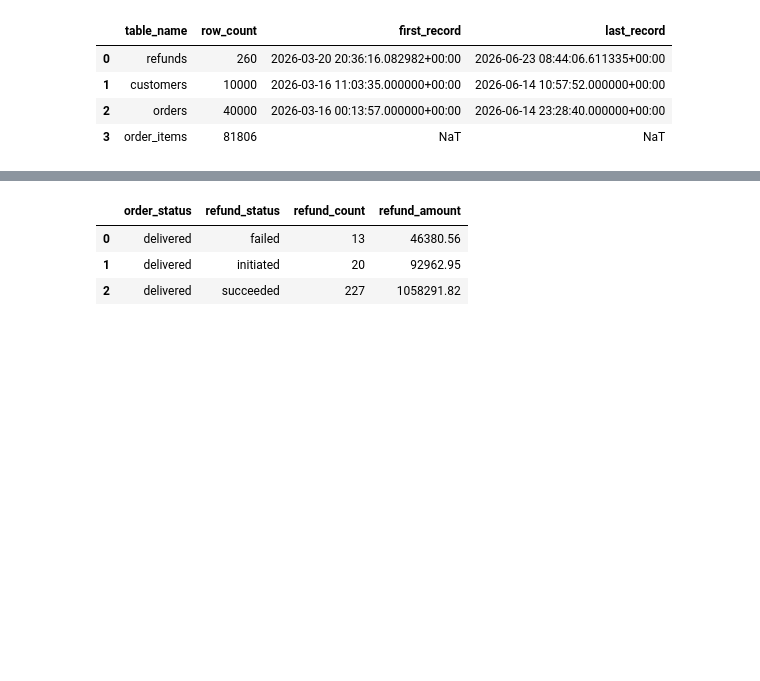
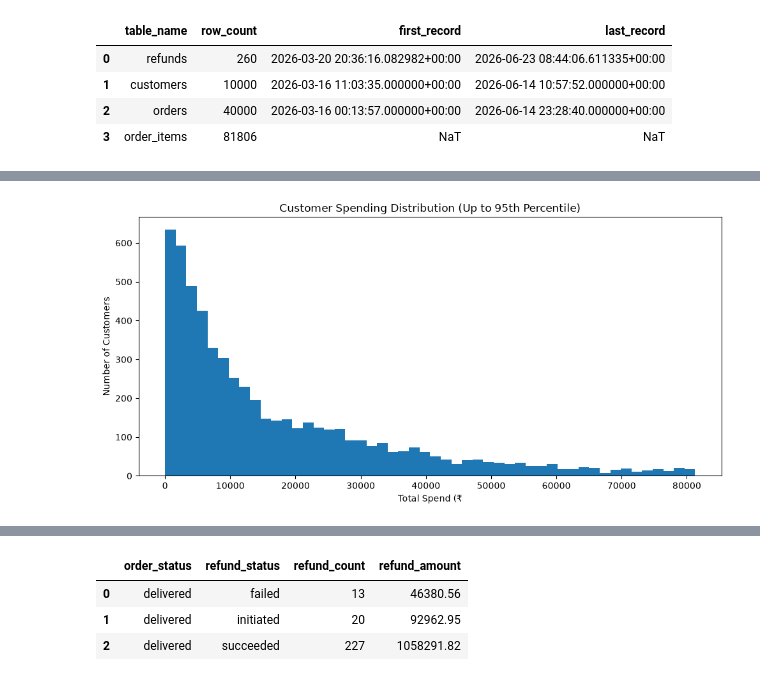
Before and after one commit to neharika/rfm-customer-segmentation, a Jupyter notebook: notebooks/01_exploration.ipynb, the cells around one changed output, grey strips where cells are left out. Saved outputs shown, nothing was run; the diff lists cells and outputs as text; code cells hidden in the pictures; blank space fills up the shorter version.

```diff
--- a/notebooks/01_exploration.ipynb
+++ b/notebooks/01_exploration.ipynb
@@ -196,0 +162,7 @@ clean_status_summary
+# %%
+orders_df = pd.read_sql(
+    "SELECT * FROM ecom.orders",
+    engine
+)
+
+orders_df.head()
@@ -241,0 +902,18 @@ refund_summary
+# %%
+p95 = active_customers['total_spend'].quantile(0.95)
+plt.figure(figsize=(10, 5))
+plt.hist(
+    active_customers.loc[
+        active_customers['total_spend'] <= p95,
+        'total_spend'
+    ],
+    bins=50
+)
+plt.title('Customer Spending Distribution (Up to 95th Percentile)')
+plt.xlabel('Total Spend (₹')
+plt.ylabel('Number of Customers')
+
+plt.tight_layout()
+plt.show()
+# %% [output]
+[figure, added]
```
Also changed, not shown: parts of 67 cells of this notebook.
